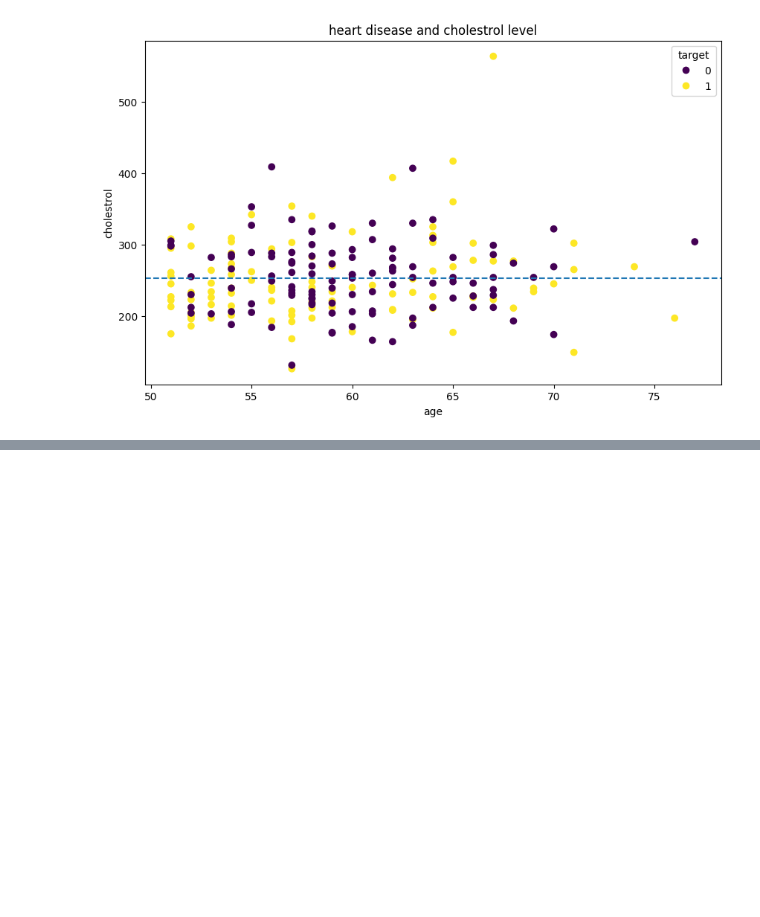
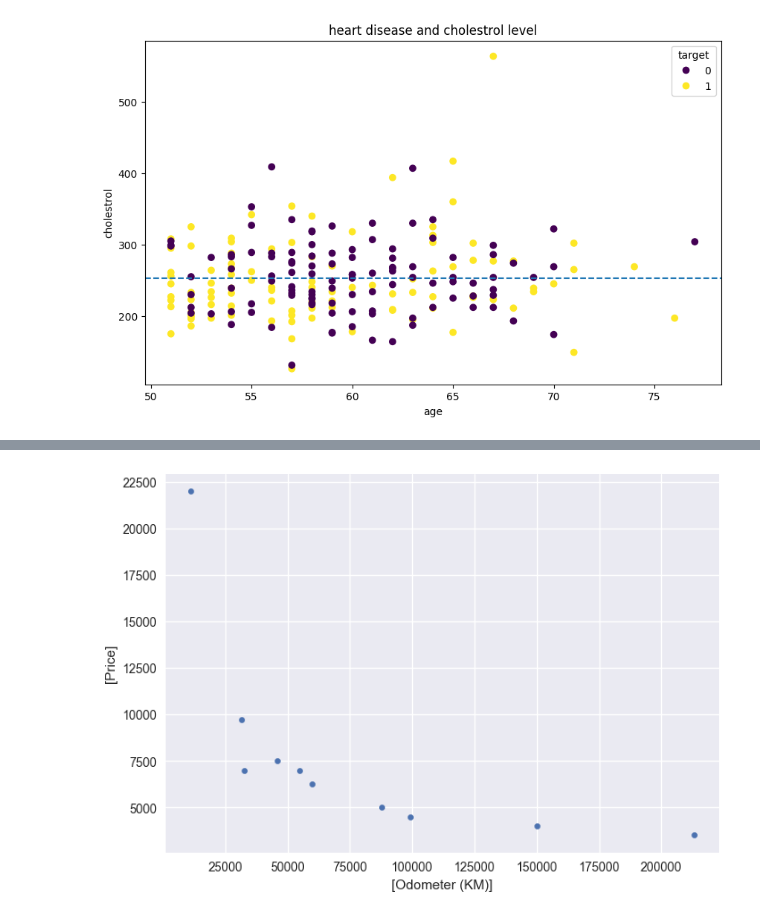
Before and after one commit to Sanjaystorm7119/dataScienceAi, a Jupyter notebook: matplotlib.ipynb, the cells around one changed output, grey strips where cells are left out. Cells and saved outputs as stored; diff of their text form; code cells hidden in the pictures; blank space fills up the shorter version.

```diff
--- a/matplotlib.ipynb
+++ b/matplotlib.ipynb
@@ -307,0 +359,5 @@ plt.show()
+# %%
+carsales.plot(x=["Odometer (KM)"],y=["Price"],kind="scatter")
+plt.show()
+# %% [output]
+[figure, added]
```
Also changed, not shown: parts of 12 cells of this notebook.
